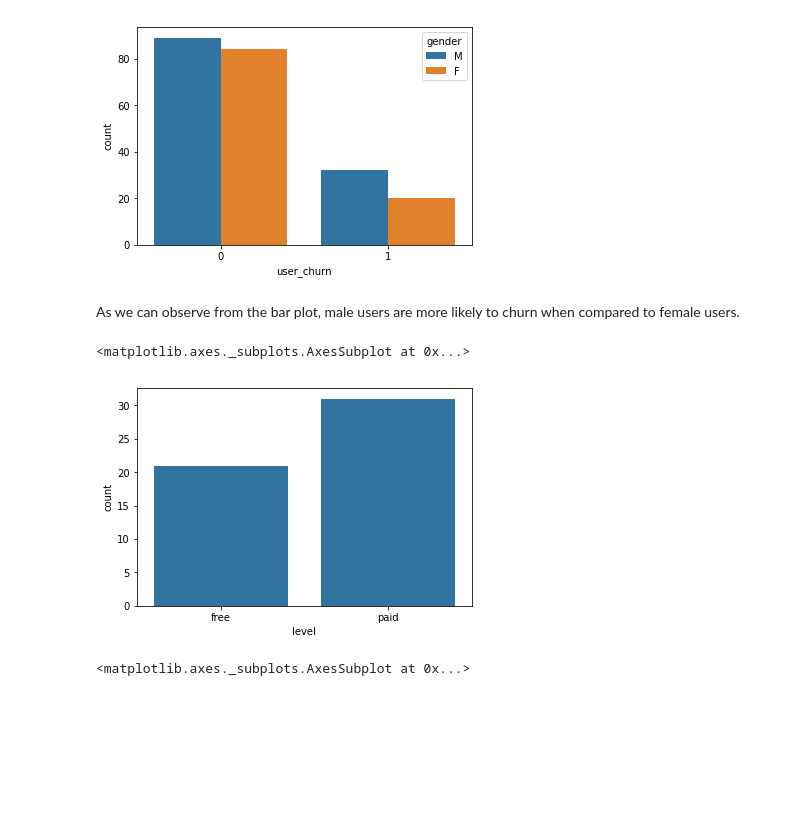
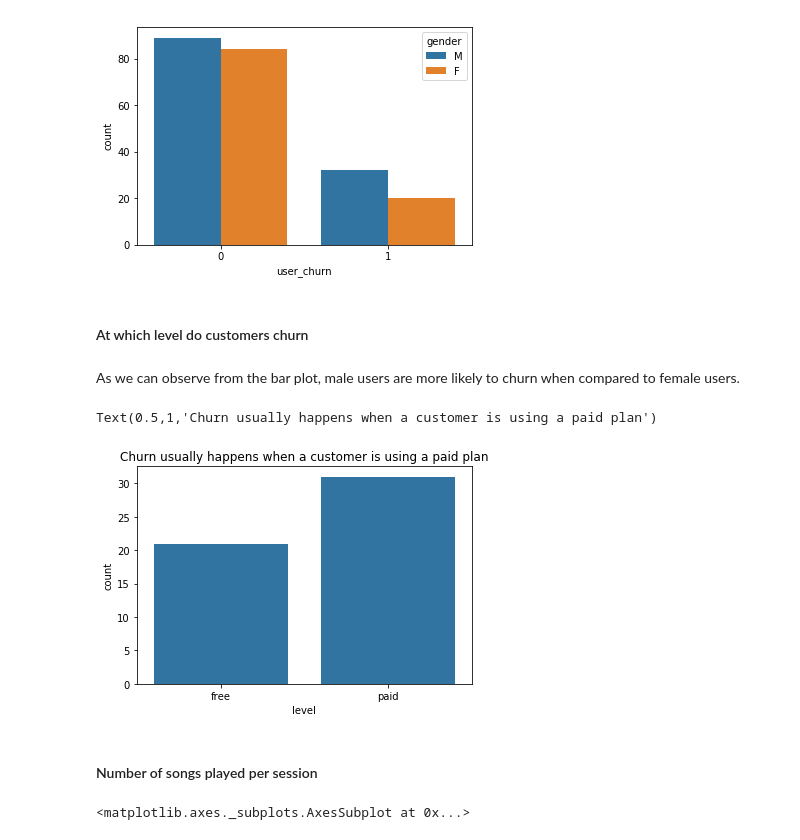
Before and after one commit to andypwyu/churn_prediction_for_Sparkify, a Jupyter notebook: Sparkify.ipynb, the cells around one changed output. Saved outputs shown, nothing was run; the diff lists cells and outputs as text; code cells hidden in the pictures; blank space fills up the shorter version.

```diff
--- a/Sparkify.ipynb
+++ b/Sparkify.ipynb
@@ -107,8 +126,8 @@ df = df.withColumn("user_churn", max('churn').over(Window.partitionBy('UserId'))
 Convert timestamp format
 # %%
 convert_ts = udf(lambda x: datetime.fromtimestamp(x / 1000.0).strftime("%m-%d-%Y %H:%M:%S"))
-df = df.withColumn('updated_registration', convert_ts('registration'))
-df = df.withColumn('updated_ts', convert_ts('ts'))
+df = df.withColumn('registration_datetime', convert_ts('registration'))
+df = df.withColumn('event_datetime', convert_ts('ts'))
 # %%
 df.head(1)
 # %% [output]
@@ -140,12 +162,17 @@ sns.barplot(x = 'user_churn', y = 'count', data = df_ch_pd, hue = 'gender')
 # %% [output]
 <matplotlib.axes._subplots.AxesSubplot at 0x...>
 [figure]
+# %% [markdown]
+#### At which level do customers churn
 # %% [markdown]
 As we can observe from the bar plot, male users are more likely to churn when compared to female users.
 # %%
 df_level_pd = df.filter('page == "Cancellation Confirmation"').groupby('level').count().toPandas()
 sns.barplot(data = df_level_pd, x = 'level', y = 'count', color = sns.color_palette()[0])
+plt.title('Churn usually happens when a customer is using a paid plan')
 # %% [output]
-<matplotlib.axes._subplots.AxesSubplot at 0x...>
+Text(0.5,1,'Churn usually happens when a customer is using a paid plan')
-[figure, old version]
+[figure, new version]
+# %% [markdown]
+#### Number of songs played per session
 # %%
```
Also changed, not shown: parts of 47 cells of this notebook.
